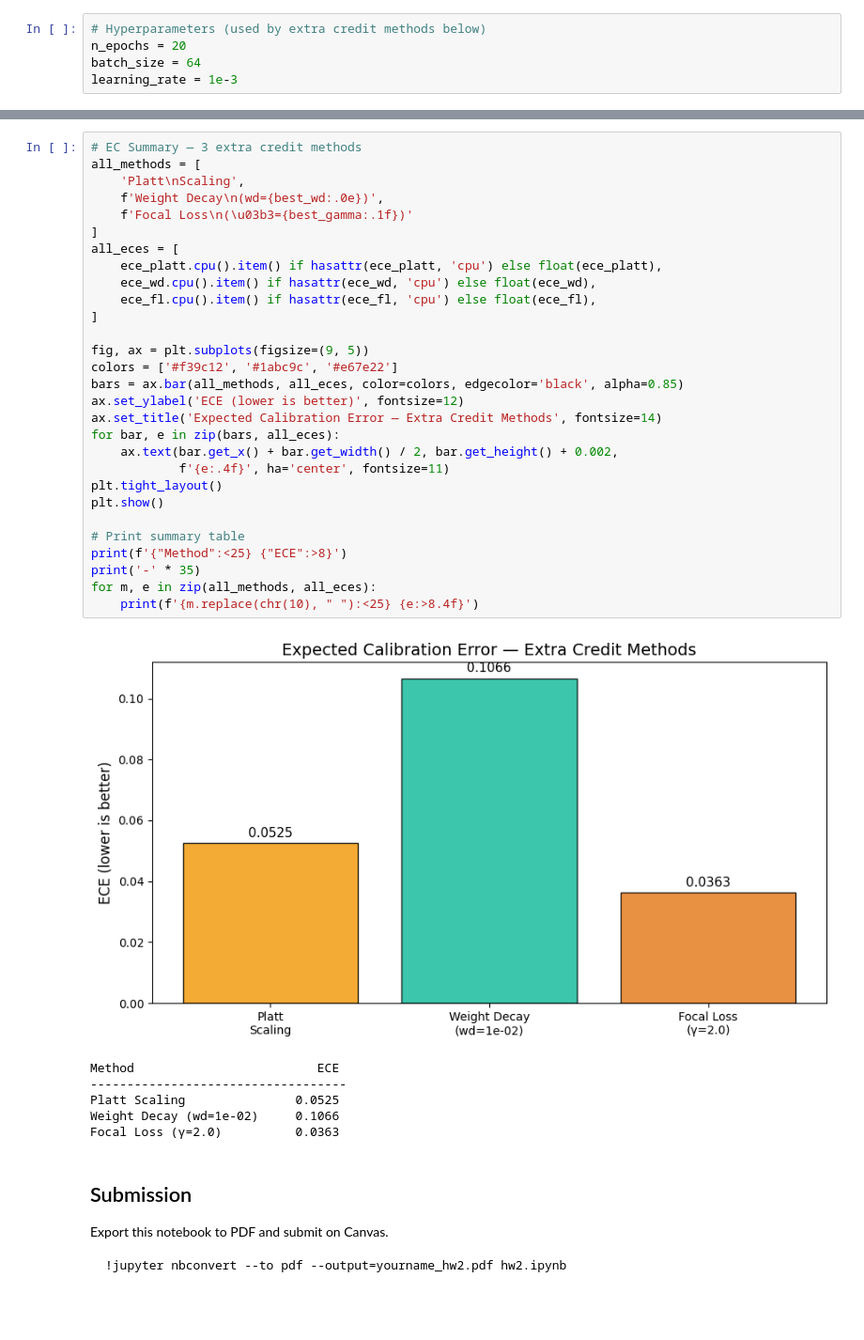
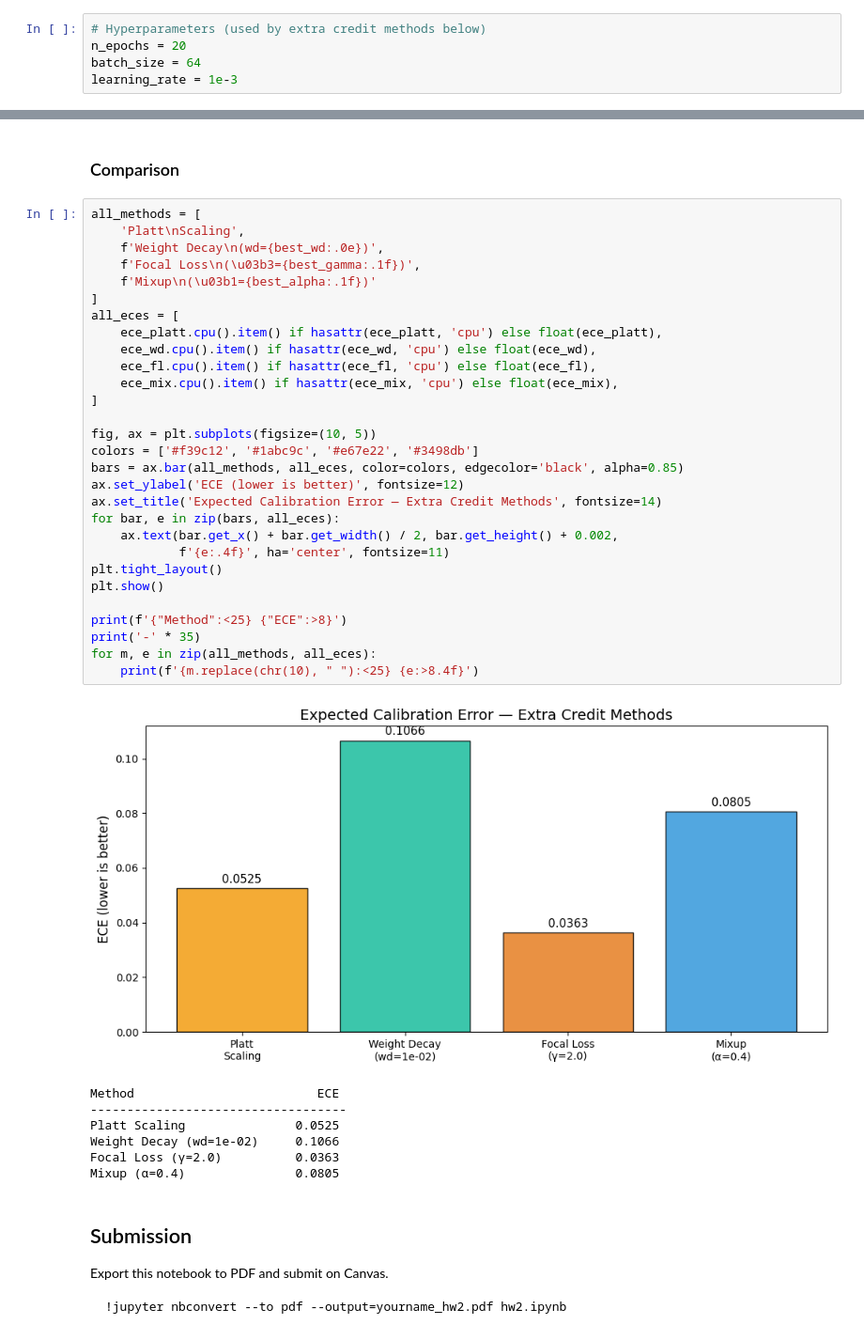
Before and after one commit to Vedant2100/s26, a Jupyter notebook: CS_229/hw2/vedant_hw2_ec.ipynb, the cells around one changed output, grey strips where cells are left out. Shown at 94% size. Drawn from its saved outputs; the diff is of its cells as text; blank space fills up the shorter version.

Commit message:
add hw2 mixup

```diff
--- a/CS_229/hw2/vedant_hw2_ec.ipynb
+++ b/CS_229/hw2/vedant_hw2_ec.ipynb
@@ -505,39 +521,42 @@ We compare all 3 extra credit calibration methods side-by-side.
+# %% [markdown]
+### Comparison
 # %%
-# EC Summary — 3 extra credit methods
 all_methods = [
     'Platt\nScaling',
     f'Weight Decay\n(wd={best_wd:.0e})',
-    f'Focal Loss\n(\u03b3={best_gamma:.1f})'
+    f'Focal Loss\n(\u03b3={best_gamma:.1f})',
+    f'Mixup\n(\u03b1={best_alpha:.1f})'
 ]
 all_eces = [
     ece_platt.cpu().item() if hasattr(ece_platt, 'cpu') else float(ece_platt),
     ece_wd.cpu().item() if hasattr(ece_wd, 'cpu') else float(ece_wd),
     ece_fl.cpu().item() if hasattr(ece_fl, 'cpu') else float(ece_fl),
+    ece_mix.cpu().item() if hasattr(ece_mix, 'cpu') else float(ece_mix),
 ]
 
-fig, ax = plt.subplots(figsize=(9, 5))
-colors = ['#f39c12', '#1abc9c', '#e67e22']
+fig, ax = plt.subplots(figsize=(10, 5))
+colors = ['#f39c12', '#1abc9c', '#e67e22', '#3498db']
 bars = ax.bar(all_methods, all_eces, color=colors, edgecolor='black', alpha=0.85)
 ax.set_ylabel('ECE (lower is better)', fontsize=12)
 ax.set_title('Expected Calibration Error — Extra Credit Methods', fontsize=14)
 for bar, e in zip(bars, all_eces):
     ax.text(bar.get_x() + bar.get_width() / 2, bar.get_height() + 0.002,
             f'{e:.4f}', ha='center', fontsize=11)
 plt.tight_layout()
 plt.show()
 
-# Print summary table
 print(f'{"Method":<25} {"ECE":>8}')
 print('-' * 35)
 for m, e in zip(all_methods, all_eces):
     print(f'{m.replace(chr(10), " "):<25} {e:>8.4f}')
 # %% [output]
-[figure, old version]
+[figure, new version]
 Method                         ECE
 -----------------------------------
 Platt Scaling               0.0525
 Weight Decay (wd=1e-02)     0.1066
 Focal Loss (γ=2.0)          0.0363
+Mixup (α=0.4)               0.0805
 # %% [markdown]
 ## Submission
 
```
Also changed, not shown: parts of 13 cells of this notebook.
